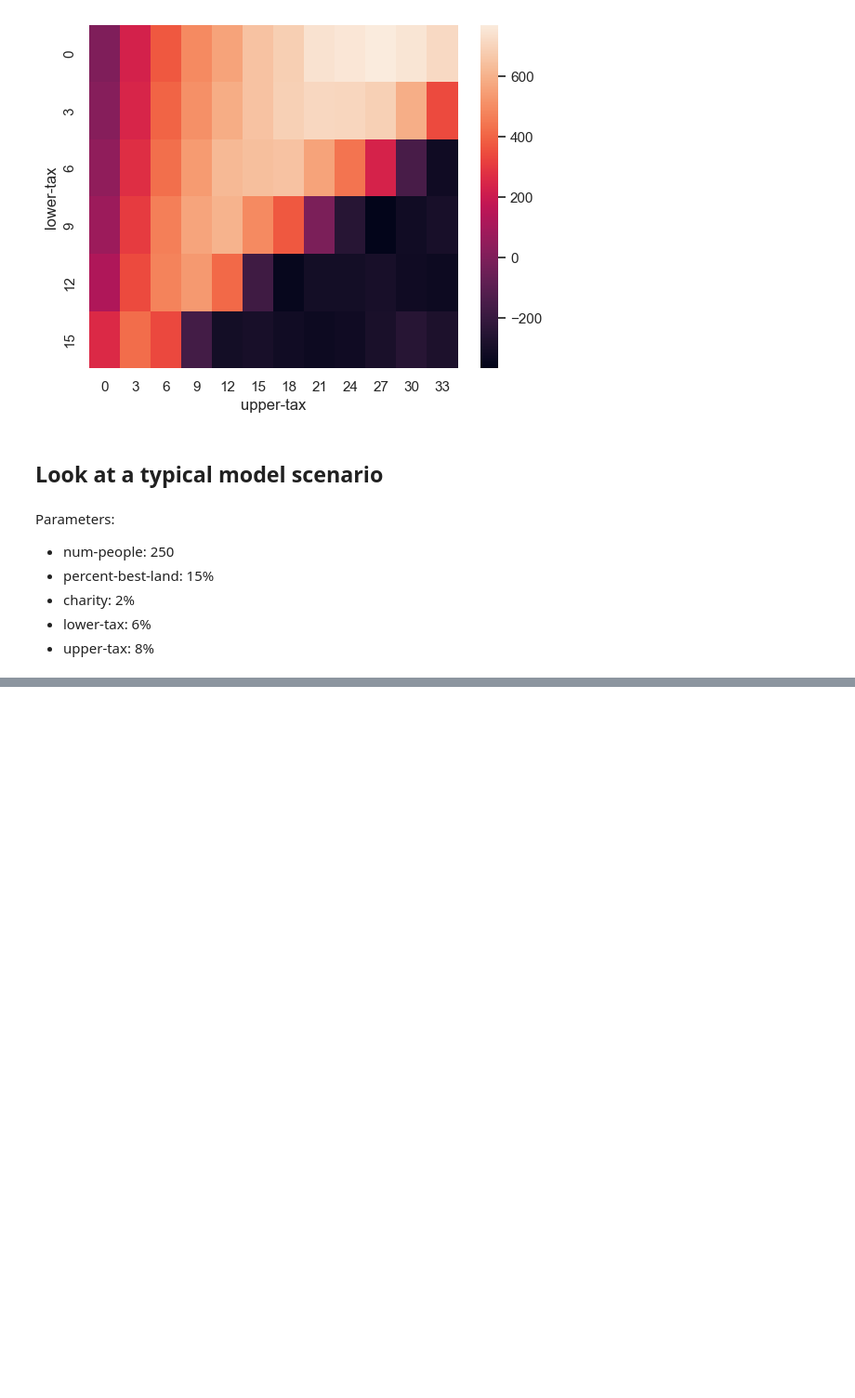
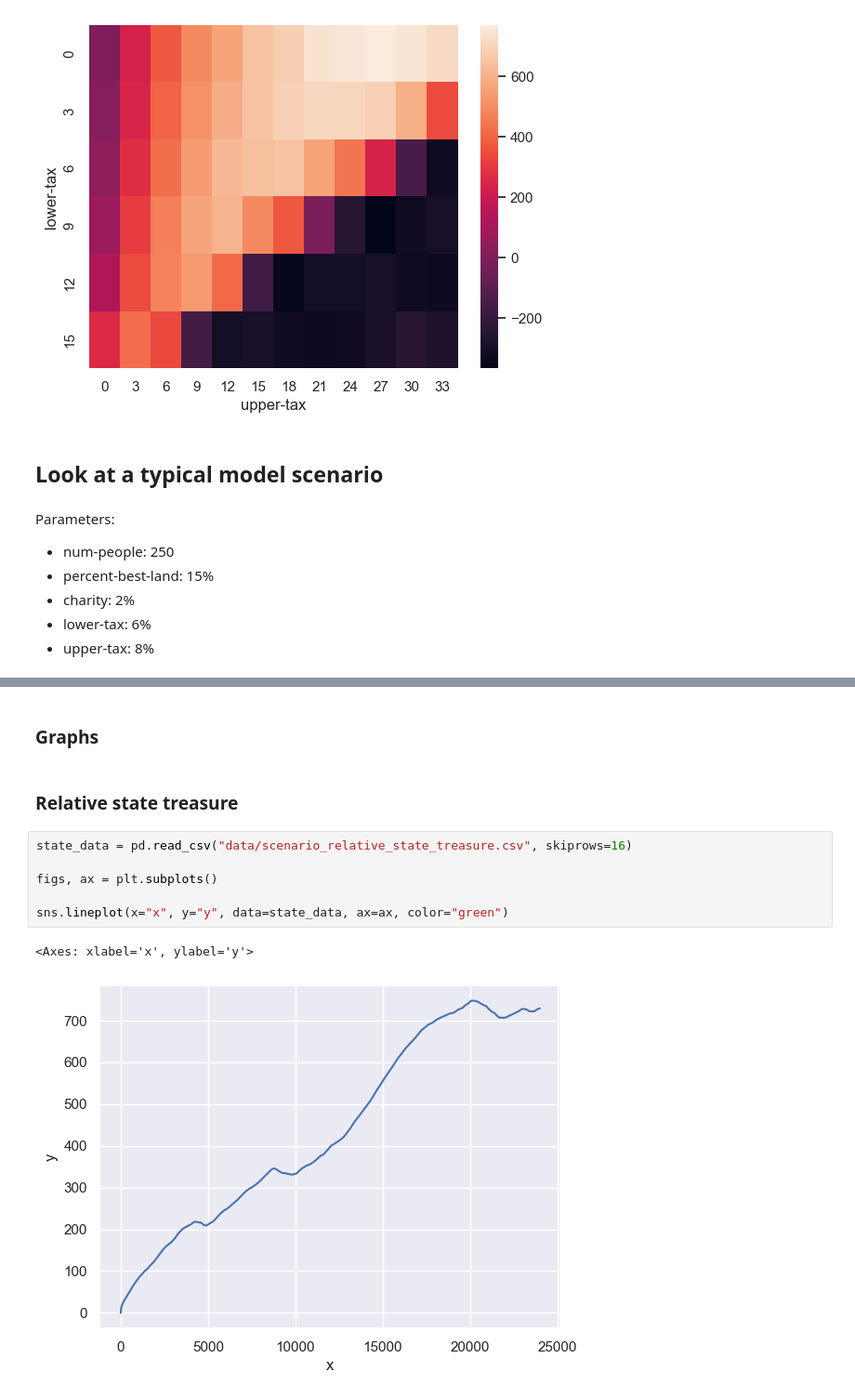
Before and after one commit to MrJoeKr/loveTaxes, a Jupyter notebook: make_graphs.ipynb, the cells around one changed output, grey strips where cells are left out. Shown at 93% size. Cells and saved outputs as stored; diff of their text form; blank space fills up the shorter version.

Commit message:
Add typical scenario plots

```diff
--- a/make_graphs.ipynb
+++ b/make_graphs.ipynb
@@ -331,3 +331,16 @@ Beginning of the simulation (0 ticks) vs. end of the simulation (at 24000 ticks)
 
 ![image.png](attachment:image-2.png)
 ![image.png](attachment:image.png)
+# %% [markdown]
+### Graphs
+# %% [markdown]
+### Relative state treasure
+# %%
+state_data = pd.read_csv("data/scenario_relative_state_treasure.csv", skiprows=16)
+
+figs, ax = plt.subplots()
+
+sns.lineplot(x="x", y="y", data=state_data, ax=ax, color="green")
+# %% [output]
+<Axes: xlabel='x', ylabel='y'>
+[figure, added]
```
Also changed, not shown: parts of 6 cells of this notebook, 4 other files.
